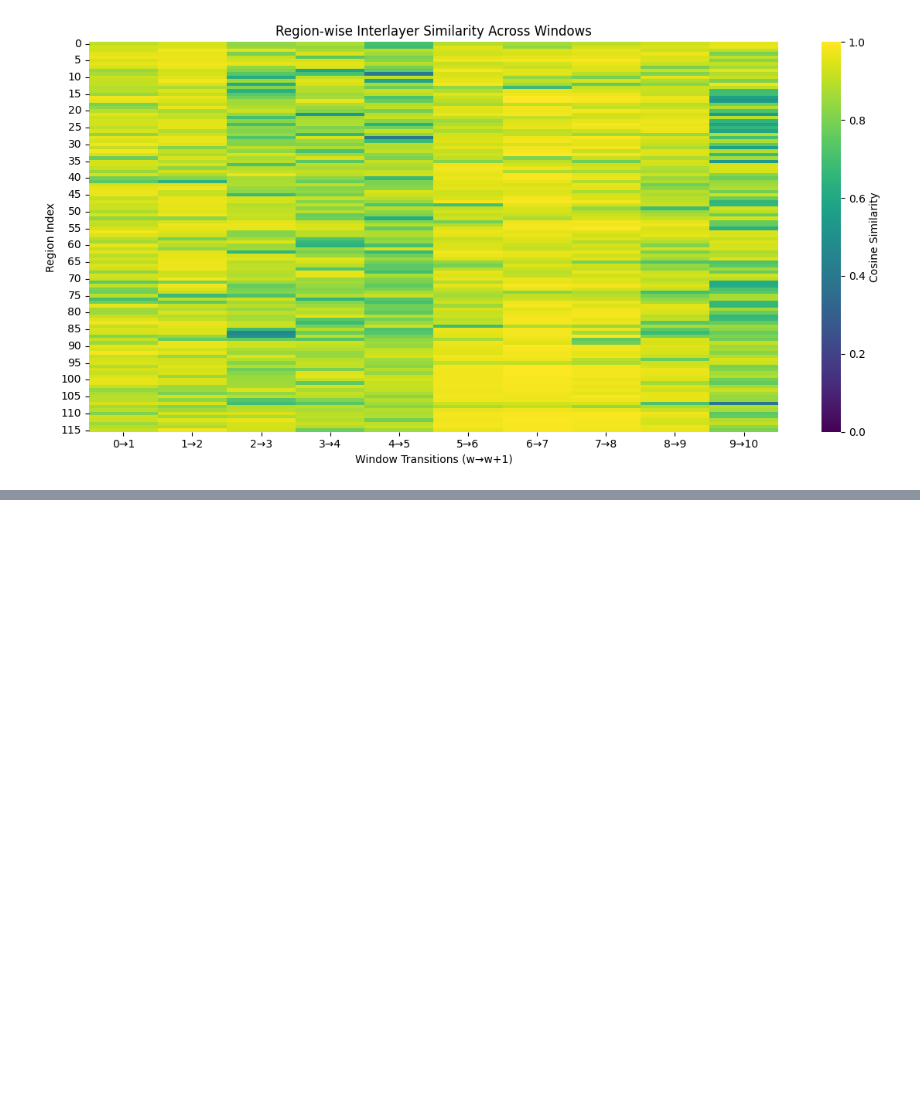
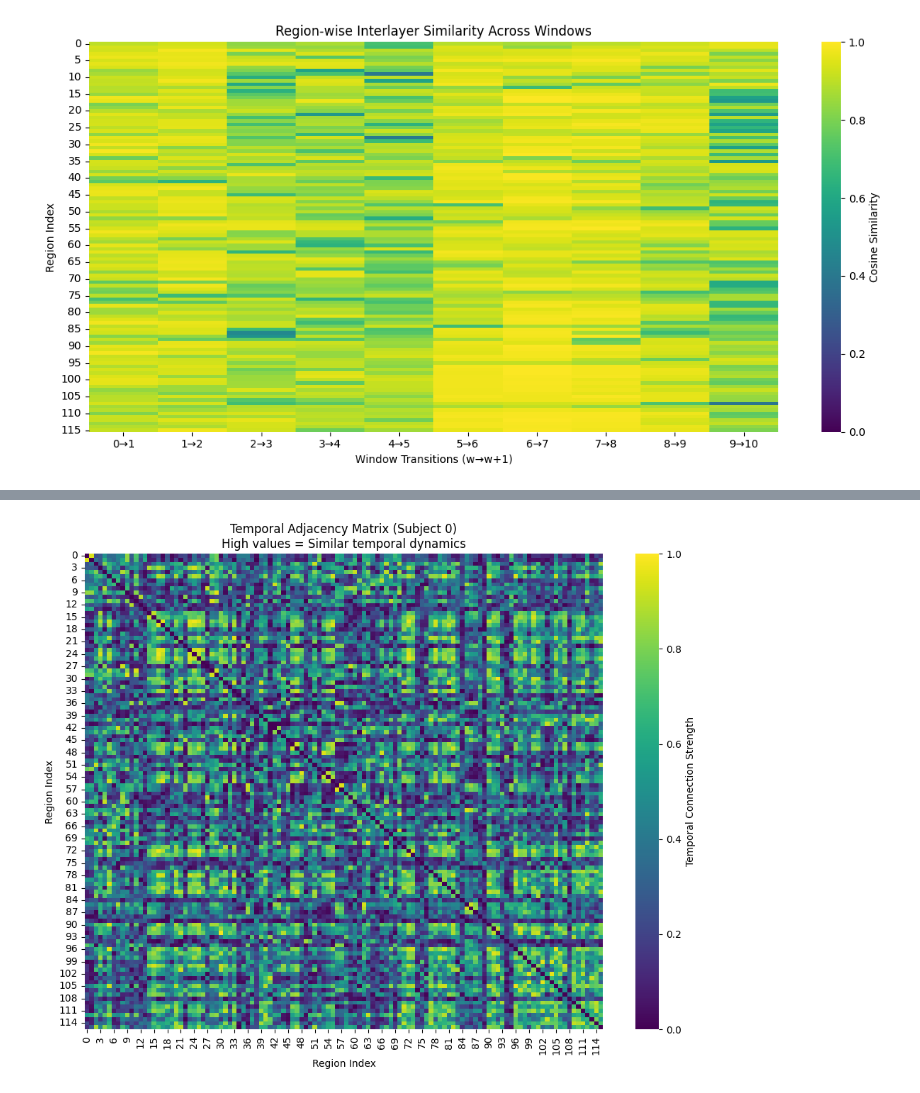
Before and after one commit to genna-cervantes/autism-detection-using-enhanced-graphs-and-gcn, a Jupyter notebook: src/multilayer_graph.ipynb, the cells around one changed output, grey strips where cells are left out. Drawn from its saved outputs; the diff is of its cells as text; code cells hidden in the pictures; blank space fills up the shorter version.

```diff
--- a/src/multilayer_graph.ipynb
+++ b/src/multilayer_graph.ipynb
@@ -91,6 +150,10 @@ import matplotlib.pyplot as plt
 from sklearn.metrics.pairwise import cosine_similarity
 
 def build_interlayer_adjacency(fc_matrices_subject):
+    """
+    Build interlayer adjacency matrix with consistent NaN handling.
+    FC matrices are already processed (NaNs replaced with 0) from previous step.
+    """
     numWindows = len(fc_matrices_subject)
     numRegions = fc_matrices_subject[0].shape[0]
 
@@ -98,18 +161,19 @@ def build_interlayer_adjacency(fc_matrices_subject):
     adj_matrix = np.zeros((numWindows - 1, numRegions))
 
     for w in range(numWindows - 1):
-        fc1 = fc_matrices_subject[w].fillna(0)  # Replace NaN with 0
-        fc2 = fc_matrices_subject[w + 1].fillna(0)
+        # FC matrices already have NaNs handled (replaced with 0)
+        fc1 = fc_matrices_subject[w]
+        fc2 = fc_matrices_subject[w + 1]
 
         for r in range(numRegions):
             vec1 = fc1.iloc[r, :].values
             vec2 = fc2.iloc[r, :].values
 
-            # Check for NaN or low variance
+            # Additional safety check for any remaining NaNs or low variance
             if np.isnan(vec1).any() or np.isnan(vec2).any():
                 weight = 0
             elif np.std(vec1) < 1e-10 or np.std(vec2) < 1e-10:
-                weight = 0
+                weight = 0  # Zero connectivity for low variance regions
             else:
                 corr = np.corrcoef(vec1, vec2)[0, 1]
                 weight = corr if not np.isnan(corr) else 0
@@ -147,0 +361,66 @@ plot_interlayer_similarity_matrix(adj)
+# %%
+# Create temporal adjacency matrices with weighted values
+def create_temporal_adjacency_weighted(interlayer_matrix):
+    """
+    Create weighted temporal adjacency matrix from interlayer correlations.
+    High values indicate long-term connections, low values indicate short-term.
+
+    Args:
+        interlayer_matrix: Output from build_interlayer_adjacency (windows x regions)
+
+    Returns:
+        adjacency_matrix: regions x regions matrix with temporal connection weights
+    """
+    # Transpose to get regions x windows
+    regions_windows = interlayer_matrix.T
+    num_regions = regions_windows.shape[0]
+
+    # Create adjacency matrix: regions x regions
+    adjacency_matrix = np.zeros((num_regions, num_regions))
+
+    # For each pair of regions, compute temporal similarity
+    for i in range(num_regions):
+        for j in range(num_regions):
+            if i != j:  # No self-connections
+                # Temporal profiles for regions i and j across windows
+                profile_i = regions_windows[i, :]
+                profile_j = regions_windows[j, :]
+
+                # Compute correlation of temporal profiles
+                # High correlation = both regions have similar temporal dynamics
+                corr = np.corrcoef(profile_i, profile_j)[0, 1]
+
+                # Handle NaN correlations (constant profiles)
+                if np.isnan(corr):
+                    weight = 0
+                else:
+                    # Use absolute correlation as edge weight
+                    weight = np.abs(corr)
+
+                adjacency_matrix[i, j] = weight
+
+    return adjacency_matrix
+
+# Create temporal adjacency matrices for all subjects
+temporal_adjacency_matrices = []
+
+for interlayer_matrix in interlayer_adjacency_matrices:
+    temporal_adj = create_temporal_adjacency_weighted(interlayer_matrix)
+    temporal_adjacency_matrices.append(temporal_adj)
+
+print(f"Created temporal adjacency matrices for {len(temporal_adjacency_matrices)} subjects")
+print(f"Matrix shape: {temporal_adjacency_matrices[0].shape}")
+print(f"Value range: {np.min(temporal_adjacency_matrices[0]):.3f} to {np.max(temporal_adjacency_matrices[0]):.3f}")
+
+# Visualize the temporal adjacency matrix for first subject
+plt.figure(figsize=(10, 8))
+sns.heatmap(temporal_adjacency_matrices[0],
+            cmap='viridis',
+            vmin=0, vmax=1,
+            cbar_kws={'label': 'Temporal Connection Strength'})
+plt.title("Temporal Adjacency Matrix (Subject 0)\nHigh values = Similar temporal dynamics")
+plt.xlabel("Region Index")
+plt.ylabel("Region Index")
+plt.tight_layout()
+plt.show()
+# %% [output]
@@ -147,0 +430 @@ plot_interlayer_similarity_matrix(adj)
+[figure, added]
```
Also changed, not shown: parts of 13 cells of this notebook, 11 other files.
